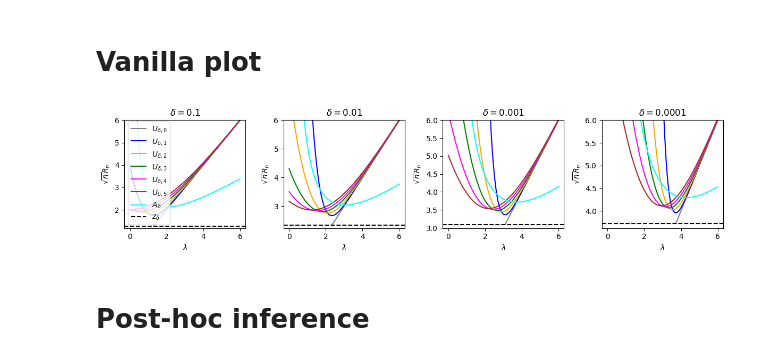
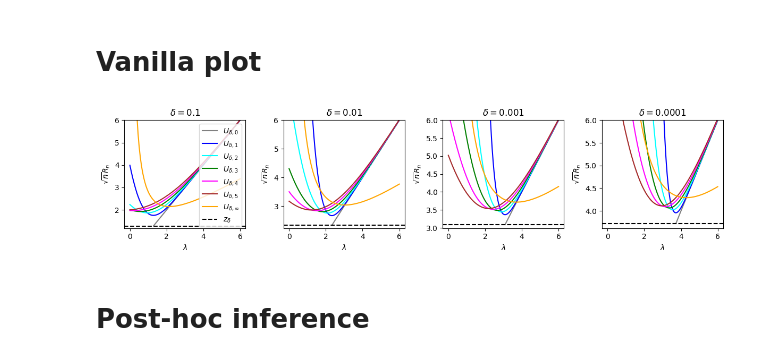
Before and after one commit to DMartinezT/bentkus_evalues, a Jupyter notebook: bentkus_evariable.ipynb, the cells around one changed output. Saved outputs shown, nothing was run; the diff lists cells and outputs as text; code cells hidden in the pictures.

```diff
--- a/bentkus_evariable.ipynb
+++ b/bentkus_evariable.ipynb
@@ -181,39 +181,39 @@ for ax, delta in zip(axes, deltas):
     ax.plot(x, y, label=fr"$U_{{\delta, 1}}$", color='blue')
 
     y = f2(x, delta)
-    ax.plot(x, y, label=fr"$U_{{\delta, 2}}$", color='orange')
+    ax.plot(x, y, label=fr"$U_{{\delta, 2}}$", color='cyan')
 
     y = f3(x, delta)
     ax.plot(x, y, label=fr"$U_{{\delta, 3}}$", color='green')
 
     y = f4(x, delta)
     ax.plot(x, y, label=fr"$U_{{\delta, 4}}$", color='magenta')
 
     y = f5(x, delta)
     ax.plot(x, y, label=fr"$U_{{\delta, 5}}$", color='brown')
 
     y = A(x, delta)
-    ax.plot(x, y, label=fr"$A_{{\delta}}$", color='cyan')
+    ax.plot(x, y, label=fr"$U_{{\delta, \infty}}$", color='orange')
 
     # Optional sub-Gaussian line
     # ax.axhline(f_subg(delta), label="Sub-Gaussian bound", color='red', linestyle='--')
 
     ax.axhline(g(delta), label=fr"$z_{{\delta}}$", color='black', linestyle='--')
 
 
     ax.set_xlabel(r'$\lambda$')
     ax.set_ylabel(r'$\sqrt{n}R_n$')
     ax.set_title(rf"$\delta = {delta}$")
     ax.set_ylim(g(delta)-.1, f_subg(delta)+epsilon)
     ax.set_ylim(g(delta)-.1, 6)
 
-axes[0].legend()
+axes[0].legend(loc = 'upper right')
 
 plt.tight_layout()
 plt.savefig(f"plots/bounds_plot.png", dpi=300)
 plt.show()
 # %% [output]
-[figure, old version]
+[figure, new version]
 # %% [markdown]
 # Post-hoc inference
 # %% [markdown]
```
Also changed, not shown: parts of 2 cells of this notebook, 3 other files.
